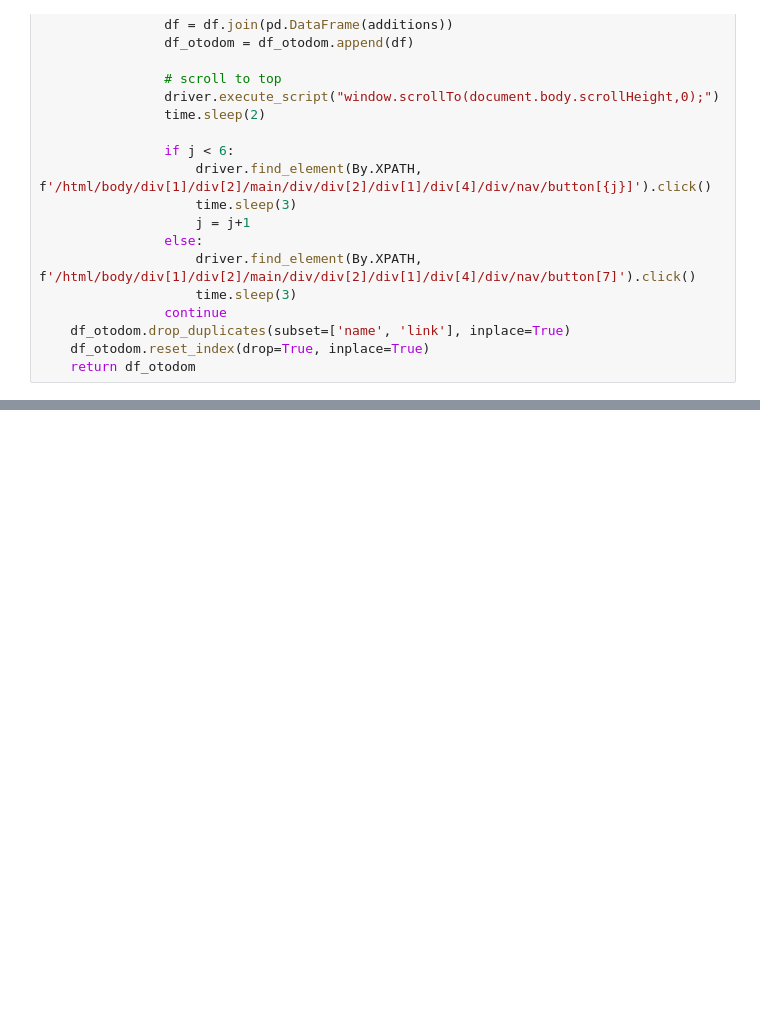
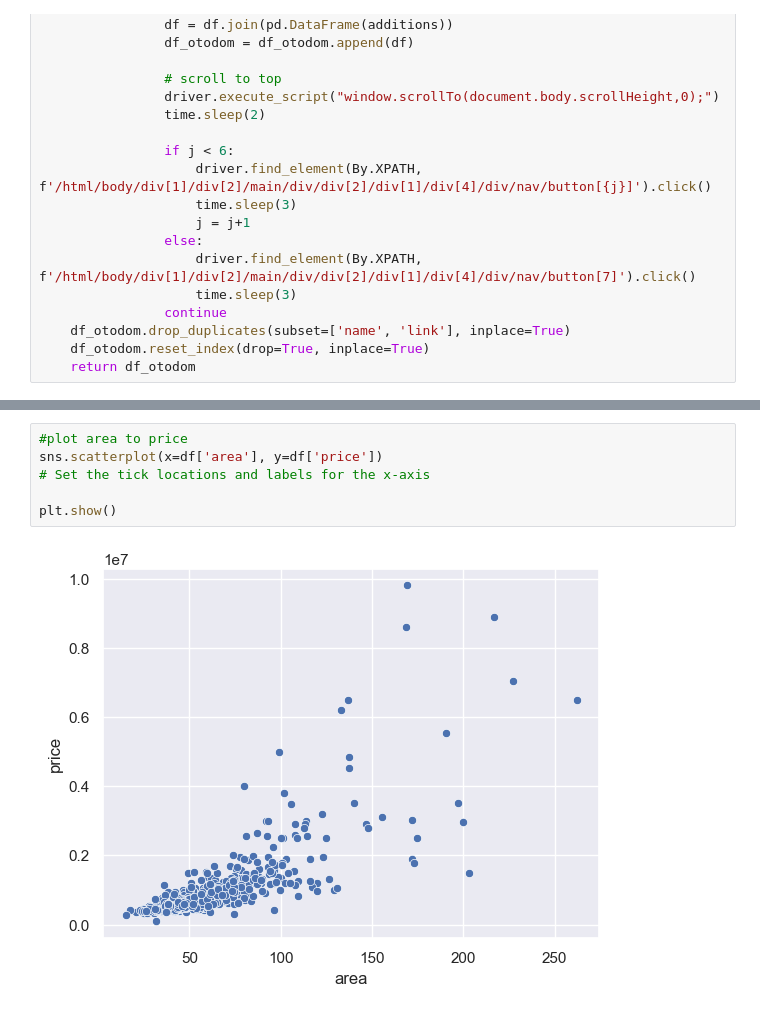
Before and after one commit to Mik3KL0/Webscraping-python-project, a Jupyter notebook: scraper.ipynb, the cells around one changed output, grey strips where cells are left out. Cells and saved outputs as stored; diff of their text form; blank space fills up the shorter version.

```diff
--- a/scraper.ipynb
+++ b/scraper.ipynb
@@ -431,0 +373,8 @@ fun(df)
+# %%
+#plot area to price
+sns.scatterplot(x=df['area'], y=df['price'])
+# Set the tick locations and labels for the x-axis
+
+plt.show()
+# %% [output]
+[figure, added]
```
Also changed, not shown: parts of 16 cells of this notebook, 1 other file.
